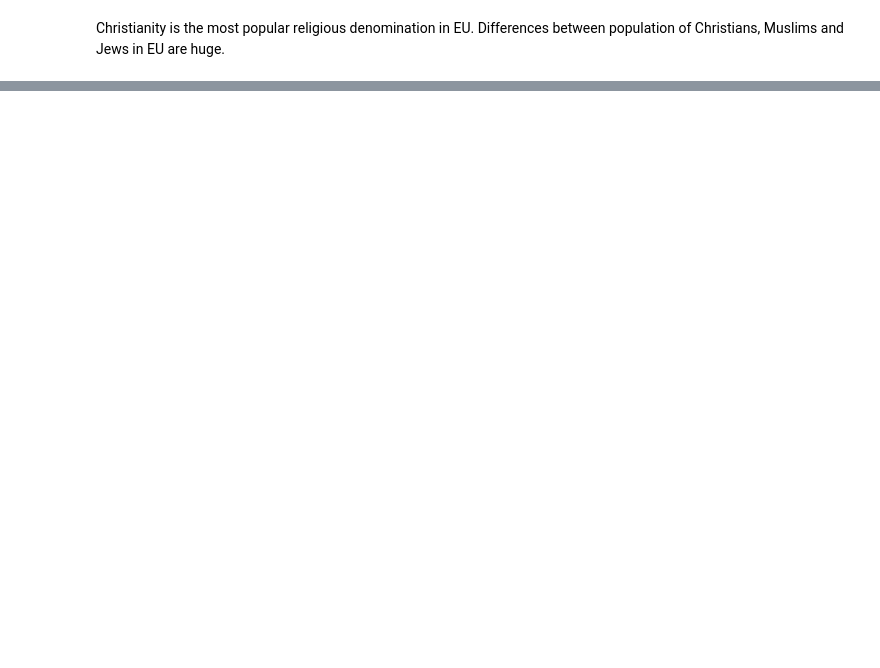
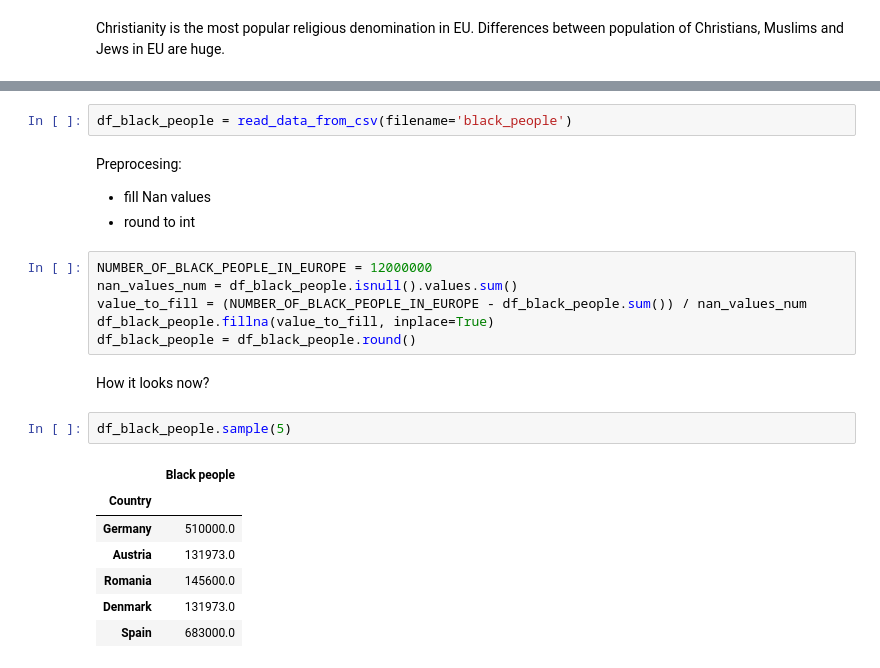
Before and after one commit to joanna-janos/MigrationSimulationInEU, a Jupyter notebook: data_analysis.ipynb, the cells around one changed output, grey strips where cells are left out. Drawn from its saved outputs; the diff is of its cells as text; blank space fills up the shorter version.

Commit message:
Analyse white, asian and black people participation in population

```diff
--- a/data_analysis.ipynb
+++ b/data_analysis.ipynb
@@ -547,0 +555,24 @@ Christianity is the most popular religious denomination in EU. Differences betwe
+# %%
+df_black_people = read_data_from_csv(filename='black_people')
+# %% [markdown]
+Preprocesing:
+- fill Nan values
+- round to int
+# %%
+NUMBER_OF_BLACK_PEOPLE_IN_EUROPE = 12000000
+nan_values_num = df_black_people.isnull().values.sum()
+value_to_fill = (NUMBER_OF_BLACK_PEOPLE_IN_EUROPE - df_black_people.sum()) / nan_values_num
+df_black_people.fillna(value_to_fill, inplace=True)
+df_black_people = df_black_people.round()
+# %% [markdown]
+How it looks now?
+# %%
+df_black_people.sample(5)
+# %% [output]
+|  | Black people |
+| Country |  |
+| Germany | 510000.0 |
+| Austria | 131973.0 |
+| Romania | 145600.0 |
+| Denmark | 131973.0 |
+| Spain | 683000.0 |
```
Also changed, not shown: parts of 24 cells of this notebook, 1 other file.
